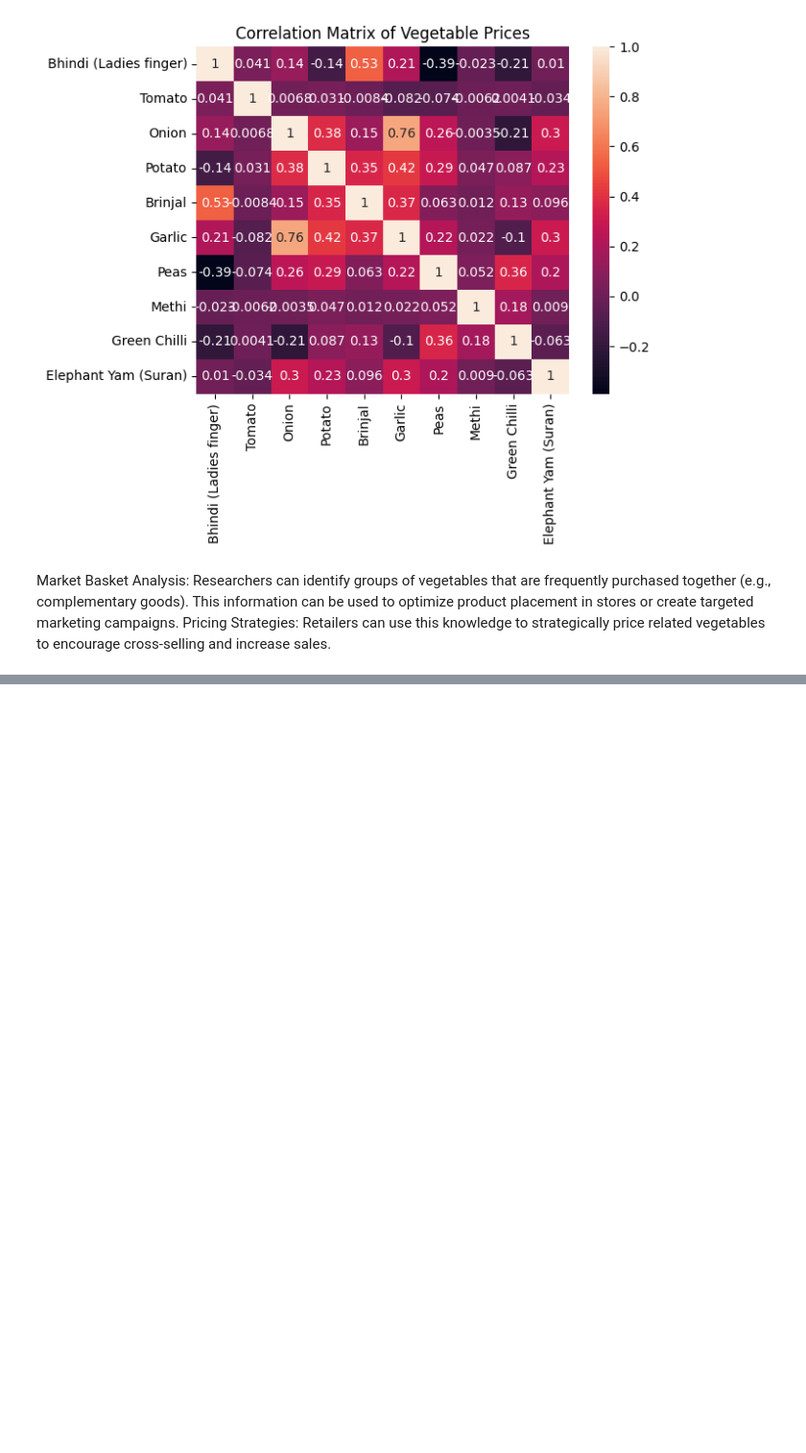
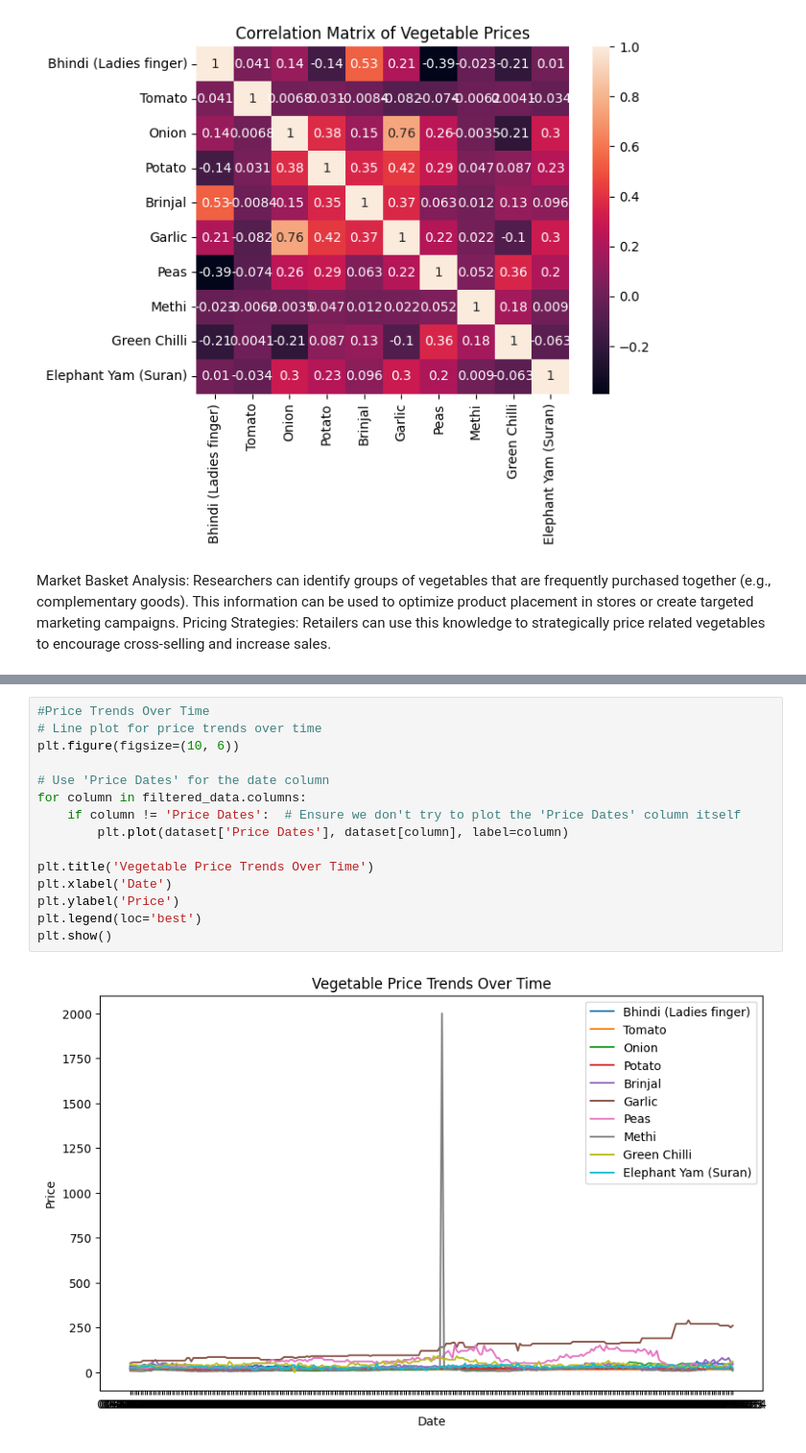
Before and after one commit to NomfundoJobe/analyzing-vegetable-prices, a Jupyter notebook: veggies.ipynb, the cells around one changed output, grey strips where cells are left out. Shown at 96% size. Saved outputs shown, nothing was run; the diff lists cells and outputs as text; blank space fills up the shorter version.

```diff
--- a/veggies.ipynb
+++ b/veggies.ipynb
@@ -117,0 +176,17 @@ Pricing Strategies: Retailers can use this knowledge to strategically price rela
+# %%
+#Price Trends Over Time
+# Line plot for price trends over time
+plt.figure(figsize=(10, 6))
+
+# Use 'Price Dates' for the date column
+for column in filtered_data.columns:
+    if column != 'Price Dates':  # Ensure we don't try to plot the 'Price Dates' column itself
+        plt.plot(dataset['Price Dates'], dataset[column], label=column)
+
+plt.title('Vegetable Price Trends Over Time')
+plt.xlabel('Date')
+plt.ylabel('Price')
+plt.legend(loc='best')
+plt.show()
+# %% [output]
+[figure, added]
```
Also changed, not shown: parts of 10 cells of this notebook, 2 other files.
